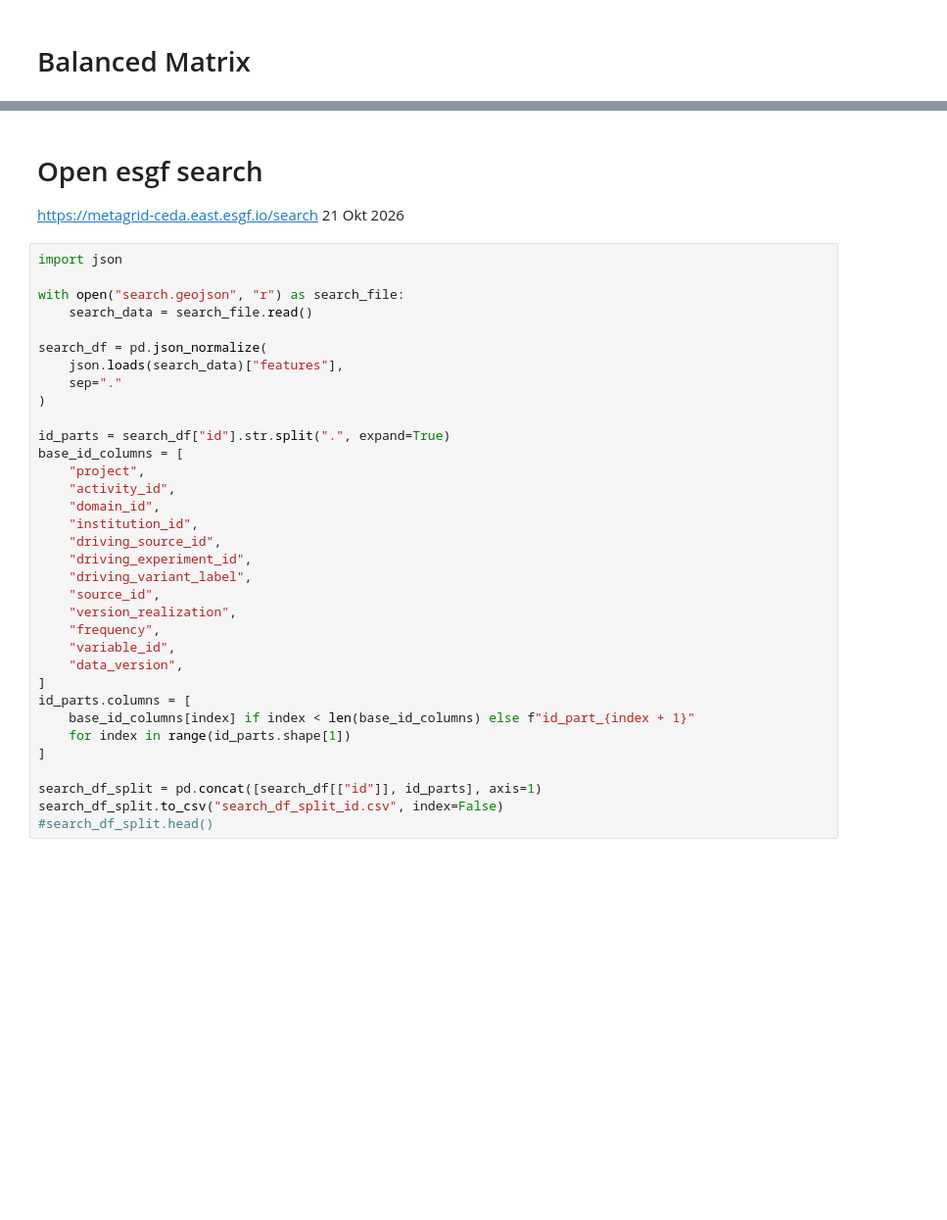
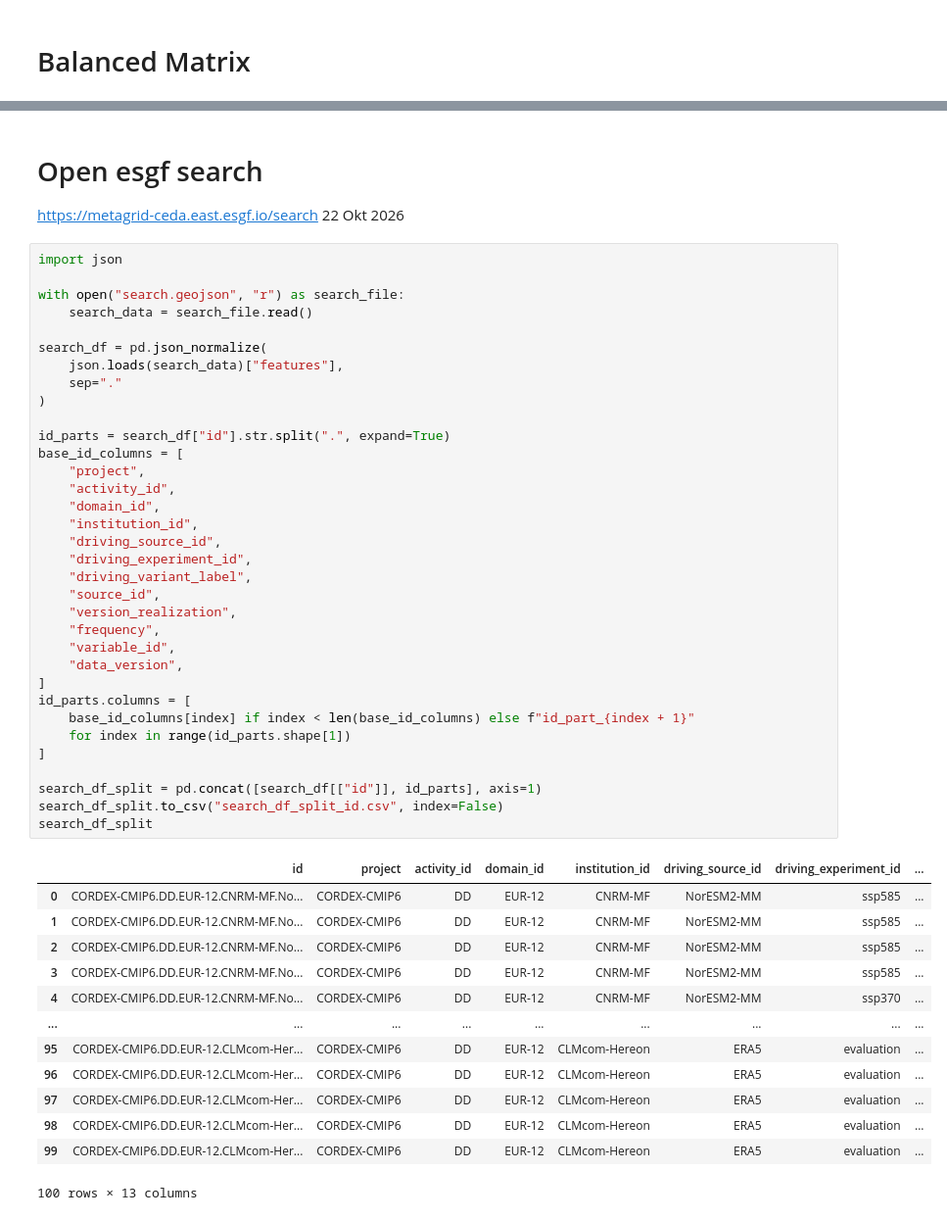
Before and after one commit to KatharinaBuelow/joint_climate_change, a Jupyter notebook: look_at_catalogue.ipynb, the cells around one changed output, grey strips where cells are left out. Shown at 98% size. Drawn from its saved outputs; the diff is of its cells as text; blank space fills up the shorter version.

```diff
--- a/look_at_catalogue.ipynb
+++ b/look_at_catalogue.ipynb
@@ -454,38 +597,52 @@ search_df['id'].unique()
 # Open esgf search
 
 https://metagrid-ceda.east.esgf.io/search
-21 Okt 2026
+22 Okt 2026
 # %%
 import json
 
 with open("search.geojson", "r") as search_file:
     search_data = search_file.read()
 
 search_df = pd.json_normalize(
     json.loads(search_data)["features"],
     sep="."
 )
 
 id_parts = search_df["id"].str.split(".", expand=True)
 base_id_columns = [
     "project",
     "activity_id",
     "domain_id",
     "institution_id",
     "driving_source_id",
     "driving_experiment_id",
     "driving_variant_label",
     "source_id",
     "version_realization",
     "frequency",
     "variable_id",
     "data_version",
 ]
 id_parts.columns = [
     base_id_columns[index] if index < len(base_id_columns) else f"id_part_{index + 1}"
     for index in range(id_parts.shape[1])
 ]
 
 search_df_split = pd.concat([search_df[["id"]], id_parts], axis=1)
 search_df_split.to_csv("search_df_split_id.csv", index=False)
-#search_df_split.head()
+search_df_split
+# %% [output]
+|  | id | project | activity_id | domain_id | institution_id | driving_source_id | driving_experiment_id | ... |
+| 0 | CORDEX-CMIP6.DD.EUR-12.CNRM-MF.No... | CORDEX-CMIP6 | DD | EUR-12 | CNRM-MF | NorESM2-MM | ssp585 | ... |
+| 1 | CORDEX-CMIP6.DD.EUR-12.CNRM-MF.No... | CORDEX-CMIP6 | DD | EUR-12 | CNRM-MF | NorESM2-MM | ssp585 | ... |
+| 2 | CORDEX-CMIP6.DD.EUR-12.CNRM-MF.No... | CORDEX-CMIP6 | DD | EUR-12 | CNRM-MF | NorESM2-MM | ssp585 | ... |
+| 3 | CORDEX-CMIP6.DD.EUR-12.CNRM-MF.No... | CORDEX-CMIP6 | DD | EUR-12 | CNRM-MF | NorESM2-MM | ssp585 | ... |
+| 4 | CORDEX-CMIP6.DD.EUR-12.CNRM-MF.No... | CORDEX-CMIP6 | DD | EUR-12 | CNRM-MF | NorESM2-MM | ssp370 | ... |
+| ... | ... | ... | ... | ... | ... | ... | ... | ... |
+| 95 | CORDEX-CMIP6.DD.EUR-12.CLMcom-Her... | CORDEX-CMIP6 | DD | EUR-12 | CLMcom-Hereon | ERA5 | evaluation | ... |
+| 96 | CORDEX-CMIP6.DD.EUR-12.CLMcom-Her... | CORDEX-CMIP6 | DD | EUR-12 | CLMcom-Hereon | ERA5 | evaluation | ... |
+| 97 | CORDEX-CMIP6.DD.EUR-12.CLMcom-Her... | CORDEX-CMIP6 | DD | EUR-12 | CLMcom-Hereon | ERA5 | evaluation | ... |
+| 98 | CORDEX-CMIP6.DD.EUR-12.CLMcom-Her... | CORDEX-CMIP6 | DD | EUR-12 | CLMcom-Hereon | ERA5 | evaluation | ... |
+| 99 | CORDEX-CMIP6.DD.EUR-12.CLMcom-Her... | CORDEX-CMIP6 | DD | EUR-12 | CLMcom-Hereon | ERA5 | evaluation | ... |
+100 rows × 13 columns
```
Also changed, not shown: parts of 17 cells of this notebook.
